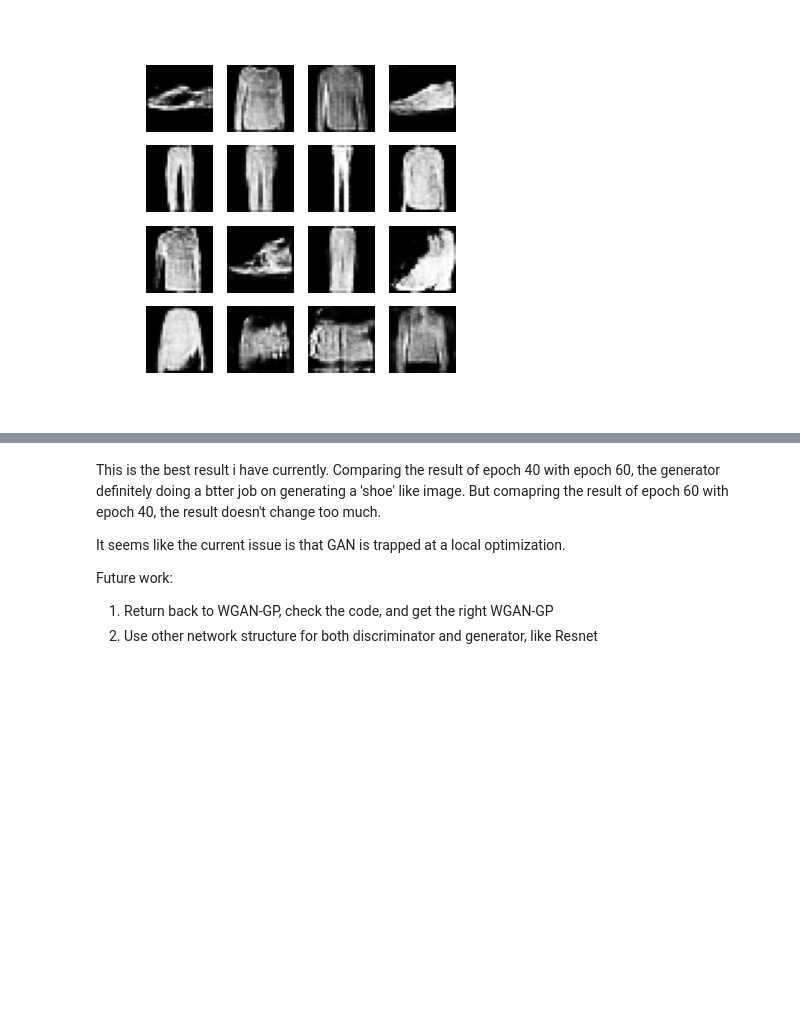
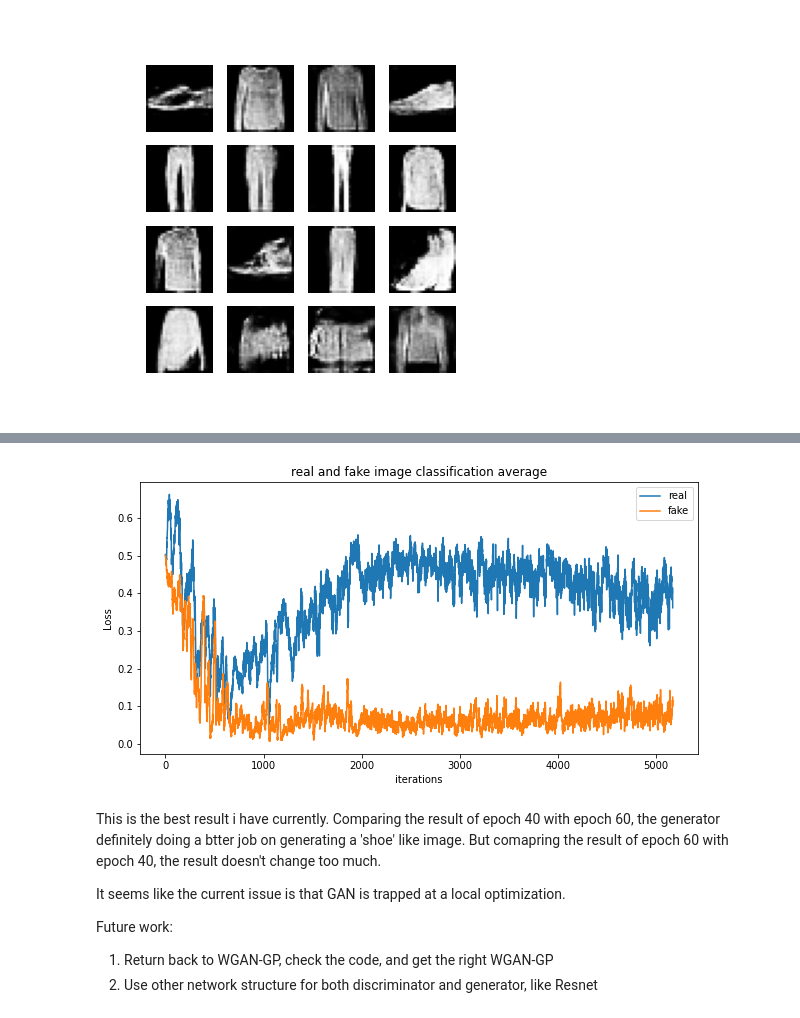
Before and after one commit to jjkindergarten/fashion_gan, a Jupyter notebook: src/presentation.ipynb, the cells around one changed output, grey strips where cells are left out. Saved outputs shown, nothing was run; the diff lists cells and outputs as text; code cells hidden in the pictures; blank space fills up the shorter version.

```diff
--- a/src/presentation.ipynb
+++ b/src/presentation.ipynb
@@ -213,3 +232,14 @@ D_fake = loss_db['D_fake']
+# %%
+plt.figure(figsize=(10,5))
+plt.title("real and fake image classification average")
+plt.plot(D_real,label="real")
+plt.plot(D_fake,label="fake")
+plt.xlabel("iterations")
+plt.ylabel("Loss")
+plt.legend()
+plt.show()
+# %% [output]
+[figure, added]
 # %% [markdown]
 This is the best result i have currently. Comparing the result of epoch 40 with epoch 60, the generator definitely doing a btter job on generating a 'shoe' like image. But comapring the result of epoch 60 with epoch 40, the result doesn't change too much.
 
```
Also changed, not shown: parts of 4 cells of this notebook, 1 other file.
